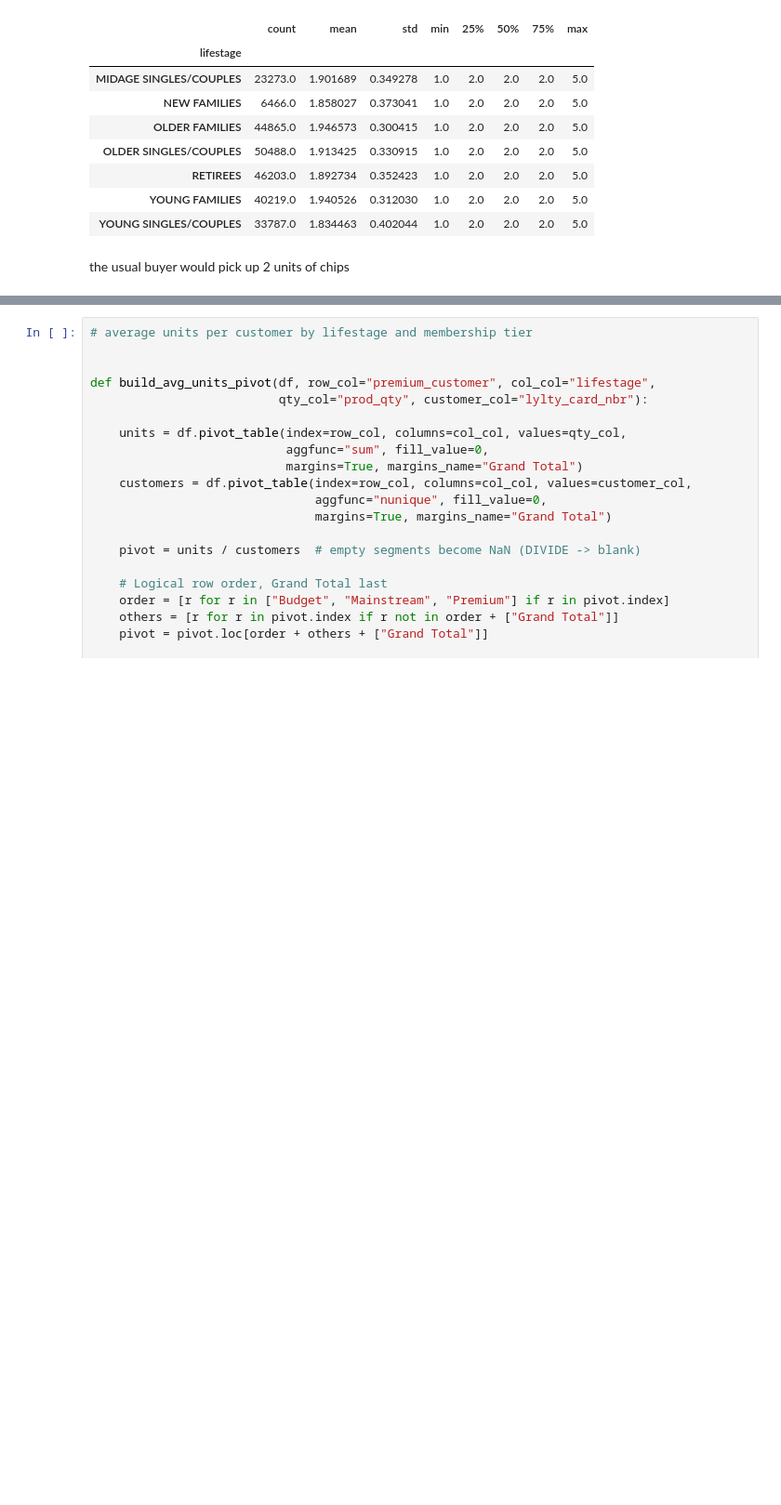
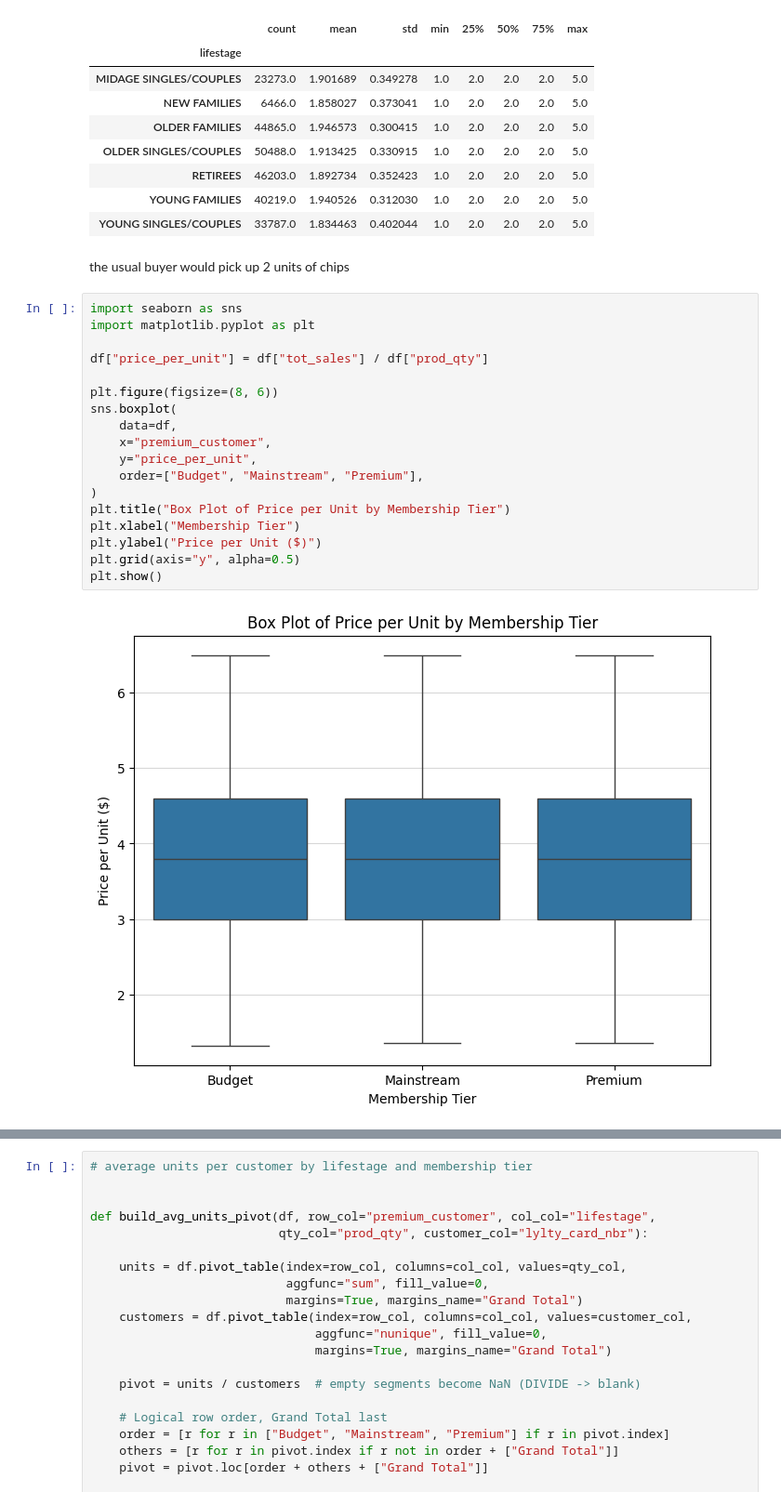
Before and after one commit to J0NA1RON/store_layout_analysis, a Jupyter notebook: notebooks/customer_segmentation.ipynb, the cells around one changed output, grey strips where cells are left out. Shown at 93% size. Drawn from its saved outputs; the diff is of its cells as text; blank space fills up the shorter version.

```diff
--- a/notebooks/customer_segmentation.ipynb
+++ b/notebooks/customer_segmentation.ipynb
@@ -408,3 +409,23 @@ summary   # count, mean, std, min, quartiles, max per lifestage
 | YOUNG SINGLES/COUPLES | 33787.0 | 1.834463 | 0.402044 | 1.0 | 2.0 | 2.0 | 2.0 | 5.0 |
 # %% [markdown]
 the usual buyer would pick up 2 units of chips
+# %%
+import seaborn as sns
+import matplotlib.pyplot as plt
+
+df["price_per_unit"] = df["tot_sales"] / df["prod_qty"]
+
+plt.figure(figsize=(8, 6))
+sns.boxplot(
+    data=df,
+    x="premium_customer",
+    y="price_per_unit",
+    order=["Budget", "Mainstream", "Premium"],
+)
+plt.title("Box Plot of Price per Unit by Membership Tier")
+plt.xlabel("Membership Tier")
+plt.ylabel("Price per Unit ($)")
+plt.grid(axis="y", alpha=0.5)
+plt.show()
+# %% [output]
+[figure, added]
```
Also changed, not shown: parts of 6 cells of this notebook, 4 other files.
